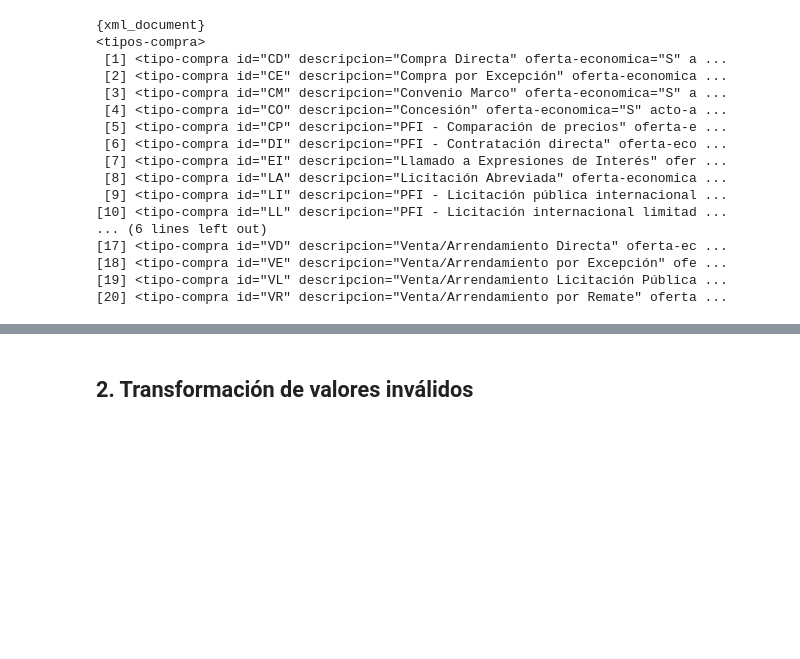
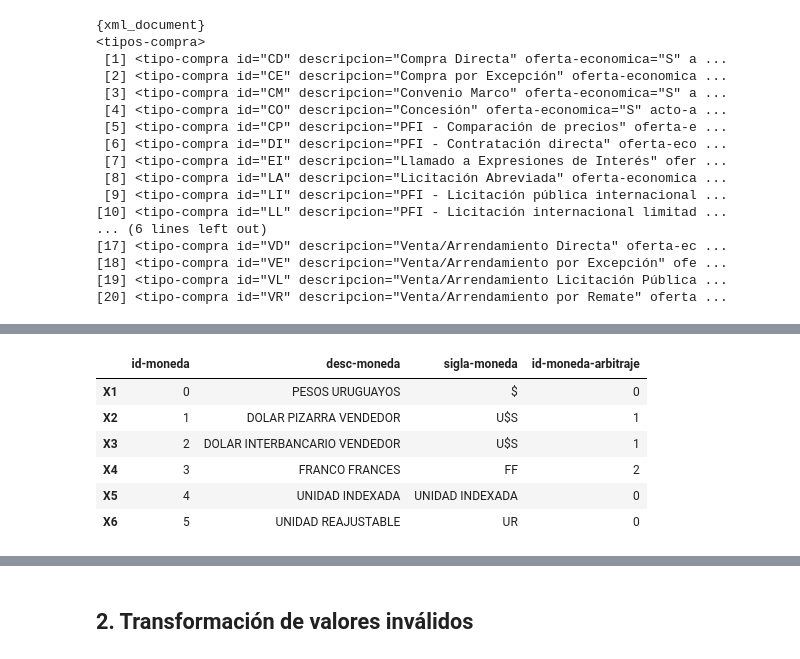
Before and after one commit to UTECjosew/datos, a Jupyter notebook: Tarea Laboratorio de Datos.ipynb, the cells around one changed output, grey strips where cells are left out. Drawn from its saved outputs; the diff is of its cells as text; code cells hidden in the pictures; blank space fills up the shorter version.

Commit message:
Update Tarea Laboratorio de Datos.ipynb
XML tipos de monedas

```diff
--- a/Tarea Laboratorio de Datos.ipynb
+++ b/Tarea Laboratorio de Datos.ipynb
@@ -286,3 +329,20 @@ print(xmlfile)
+# %%
+library(XML)
+arch = "reporteMonedas.do.xml"
+input <- xmlParse(arch)
+nodes <- getNodeSet(input,"//moneda")
+all_parameters <- sapply(nodes, xmlAttrs)
+Monedas <- data.frame (all_parameters)
+MonedasFilas<-t(Monedas)
+head(MonedasFilas)
+# %% [output]
+|  | id-moneda | desc-moneda | sigla-moneda | id-moneda-arbitraje |
+| X1 | 0 | PESOS URUGUAYOS | $ | 0 |
+| X2 | 1 | DOLAR PIZARRA VENDEDOR | U$S | 1 |
+| X3 | 2 | DOLAR INTERBANCARIO VENDEDOR | U$S | 1 |
+| X4 | 3 | FRANCO FRANCES | FF | 2 |
+| X5 | 4 | UNIDAD INDEXADA | UNIDAD INDEXADA | 0 |
+| X6 | 5 | UNIDAD REAJUSTABLE | UR | 0 |
 # %%
 install.packages('DataExplorer')
 library(DataExplorer); library(dplyr)
```
Also changed, not shown: parts of 8 cells of this notebook.
